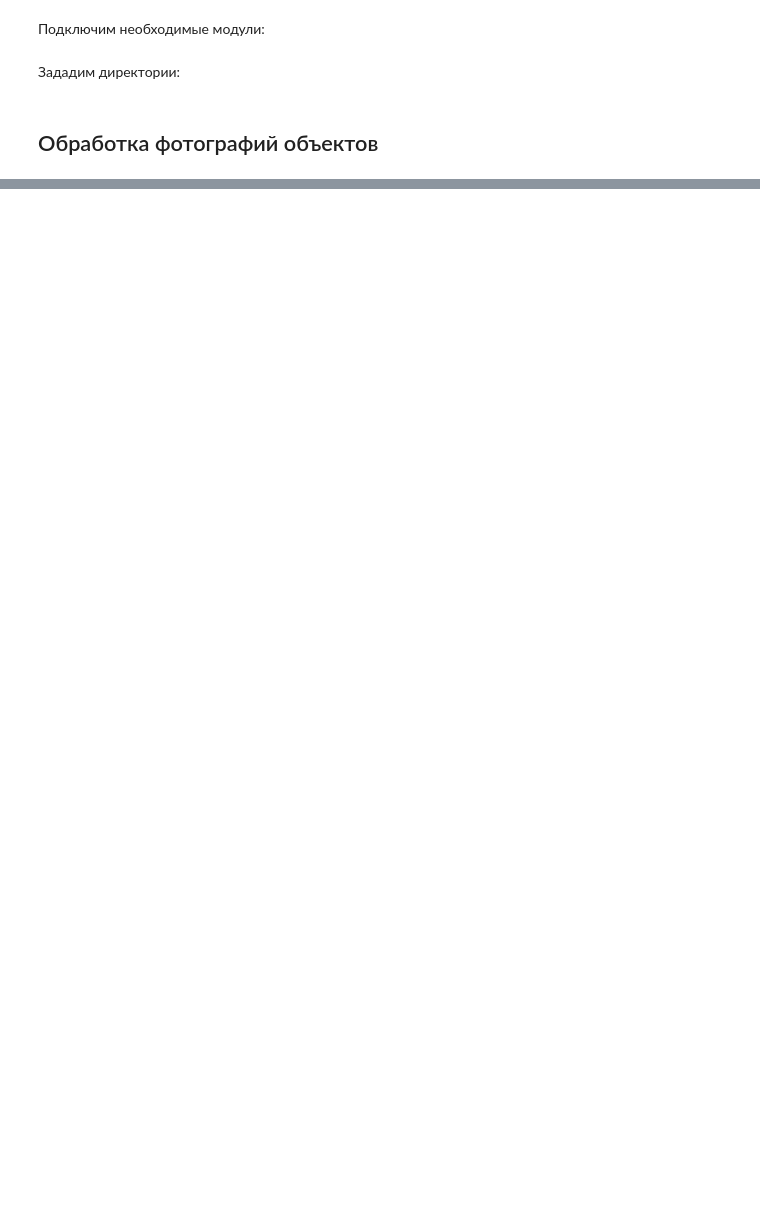
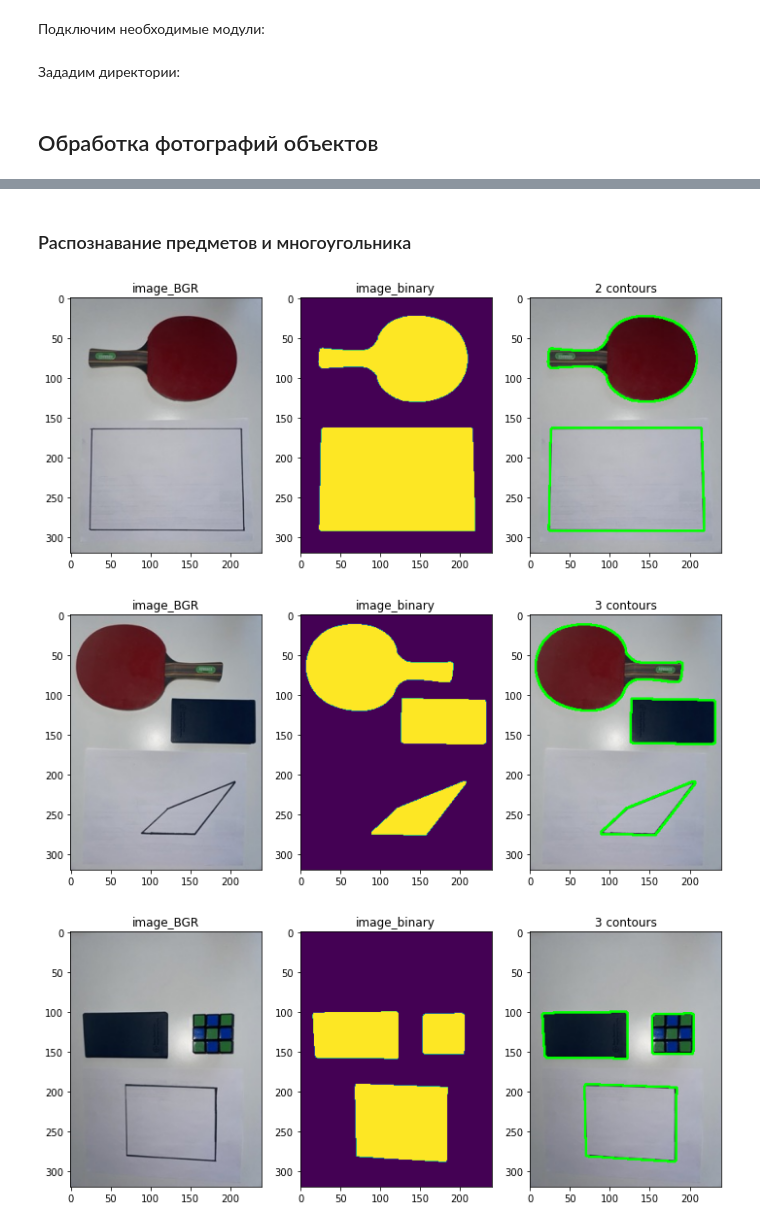
Before and after one commit to Eva53/Intelligent-Placer, a Jupyter notebook: code.ipynb, the cells around one changed output, grey strips where cells are left out. Saved outputs shown, nothing was run; the diff lists cells and outputs as text; code cells hidden in the pictures; blank space fills up the shorter version.

```diff
--- a/code.ipynb
+++ b/code.ipynb
@@ -120,0 +73,9 @@ plt.show()
+# %% [markdown]
+### Распознавание предметов и многоугольника
+# %%
+for image in test_images:
+    get_object_mask(image)
+# %% [output]
+[figure, added]
+[figure, added]
+[figure, added]
```
Also changed, not shown: parts of 9 cells of this notebook, 45 other files.
